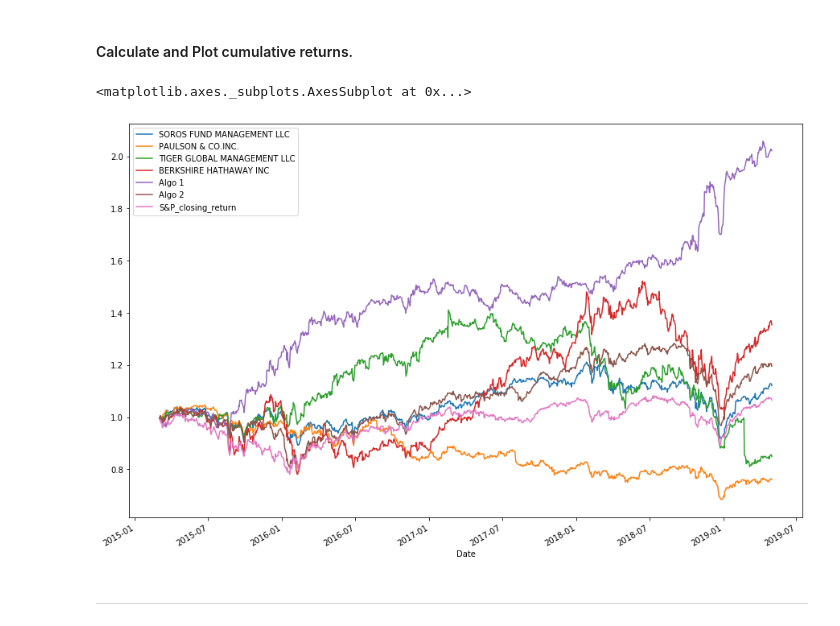
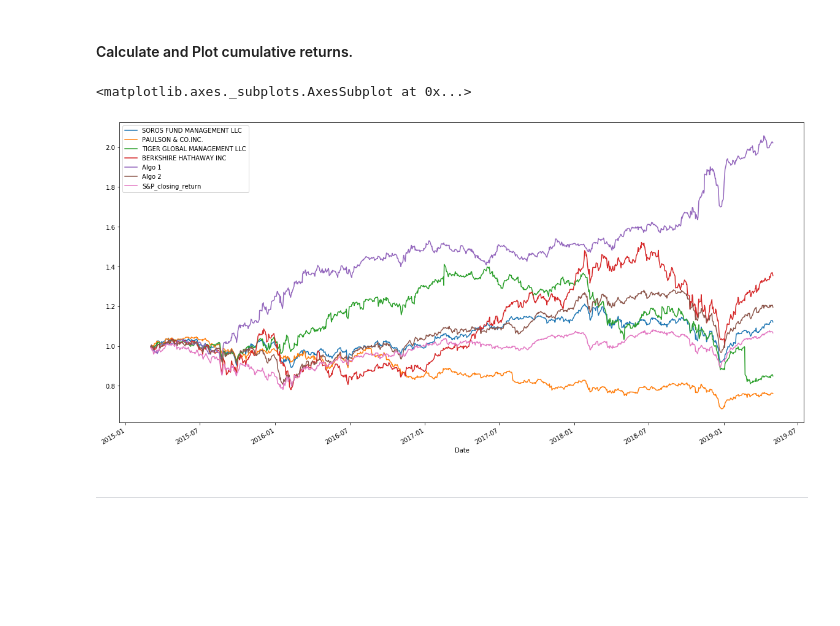
Before and after one commit to ShozabNaqvi/Pandas-Homework, a Jupyter notebook: Work done/whale_analysis - Solution.ipynb, the cells around one changed output. Cells and saved outputs as stored; diff of their text form; code cells hidden in the pictures; blank space fills up the shorter version.

```diff
--- a/Work done/whale_analysis - Solution.ipynb
+++ b/Work done/whale_analysis - Solution.ipynb
@@ -234,13 +234,13 @@ combine_data.plot(figsize=(20,10))
 # %%
 # Calculate cumulative returns of all portfolios
 cumulative_return = (1 + combine_data).cumprod()
 #cumulative_return.head()
 
 # Plot cumulative returns
-cumulative_return.plot(figsize=(15,10))
+cumulative_return.plot(figsize=(20,10))
 # %% [output]
 <matplotlib.axes._subplots.AxesSubplot at 0x...>
-[figure, old version]
+[figure, new version]
 # %% [markdown]
 ---
 # %% [markdown]
```
Also changed, not shown: 4 other files.
